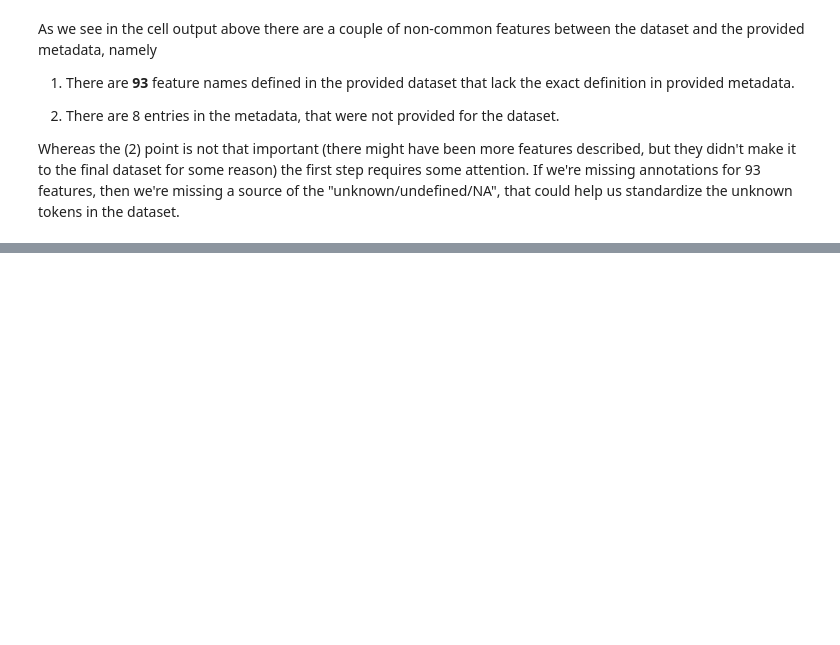
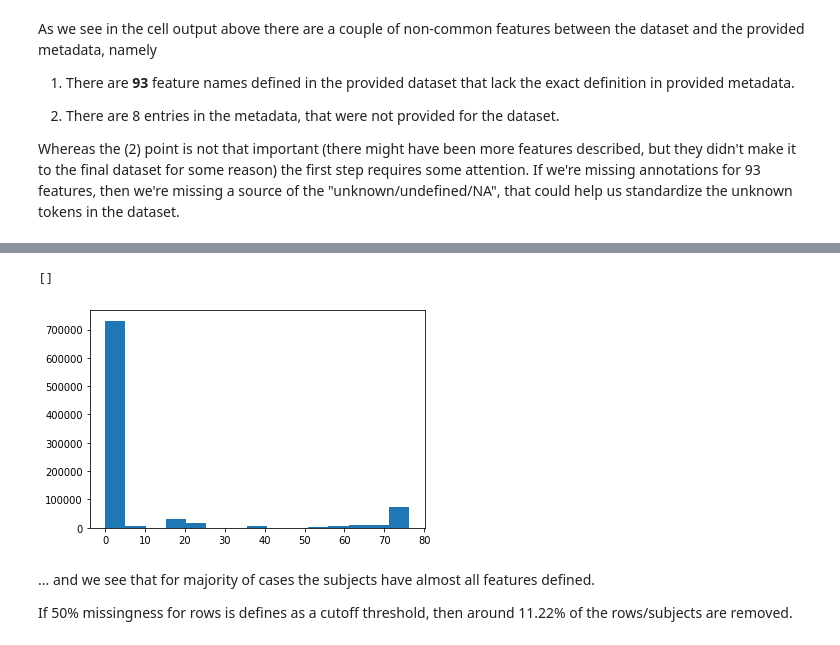
Before and after one commit to vaxherra/Arvato-Customer-Segmentation, a Jupyter notebook: EDA/01_EDA_AZIDAS.ipynb, the cells around one changed output, grey strips where cells are left out. Saved outputs shown, nothing was run; the diff lists cells and outputs as text; code cells hidden in the pictures; blank space fills up the shorter version.

```diff
--- a/EDA/01_EDA_AZIDAS.ipynb
+++ b/EDA/01_EDA_AZIDAS.ipynb
@@ -277,0 +379,10 @@ Moreover, all the missing/unavailable/unknown entries are now jointly encoded as
+# %%
+plt.hist(empty_rows,bins=15)
+plt.plot()
+# %% [output]
+[]
+[figure, added]
+# %% [markdown]
+... and we see that for majority of cases the subjects have almost all features defined.
+
+If 50% missingness for rows is defines as a cutoff threshold, then around 11.22% of the rows/subjects are removed.
```
Also changed, not shown: parts of 54 cells of this notebook, 2 other files.
